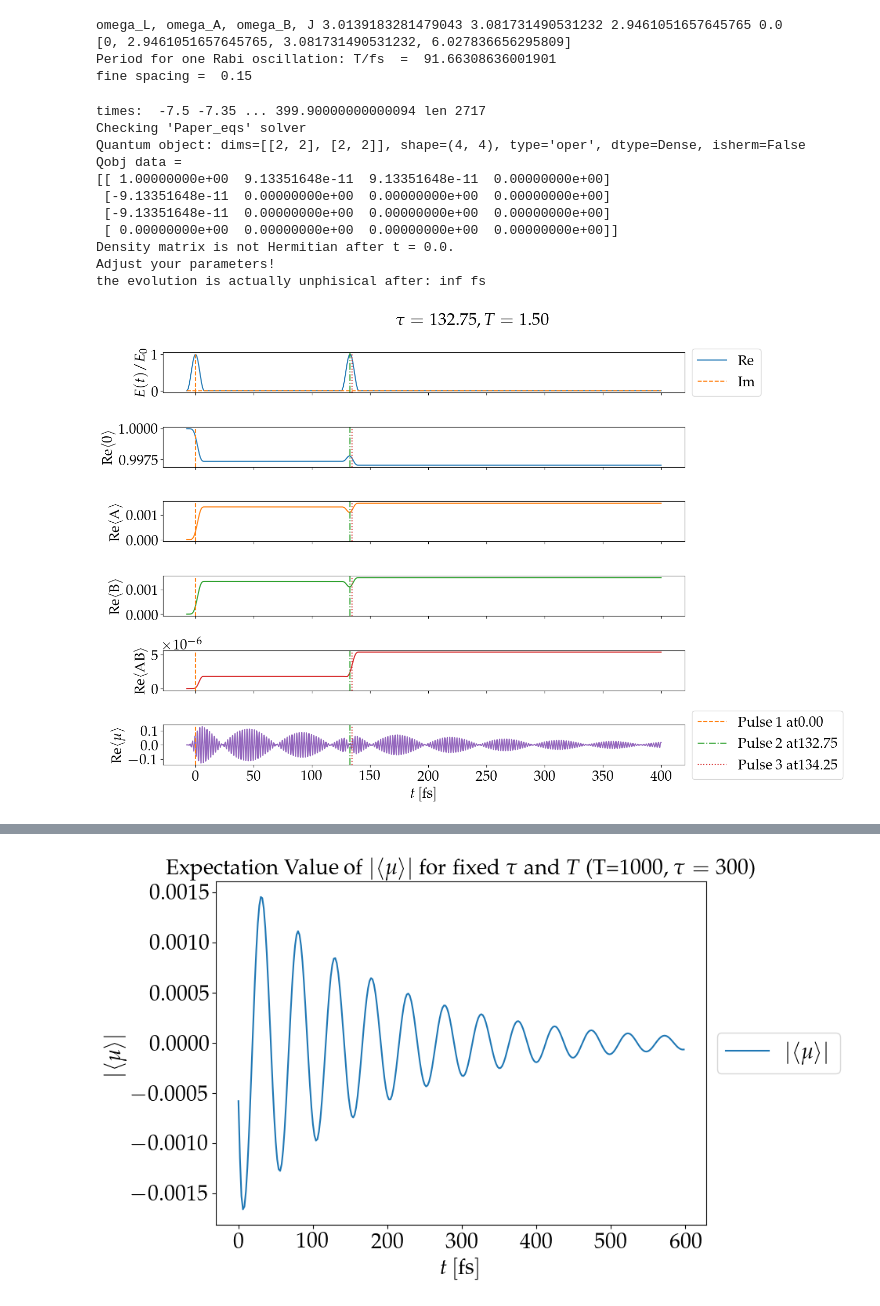
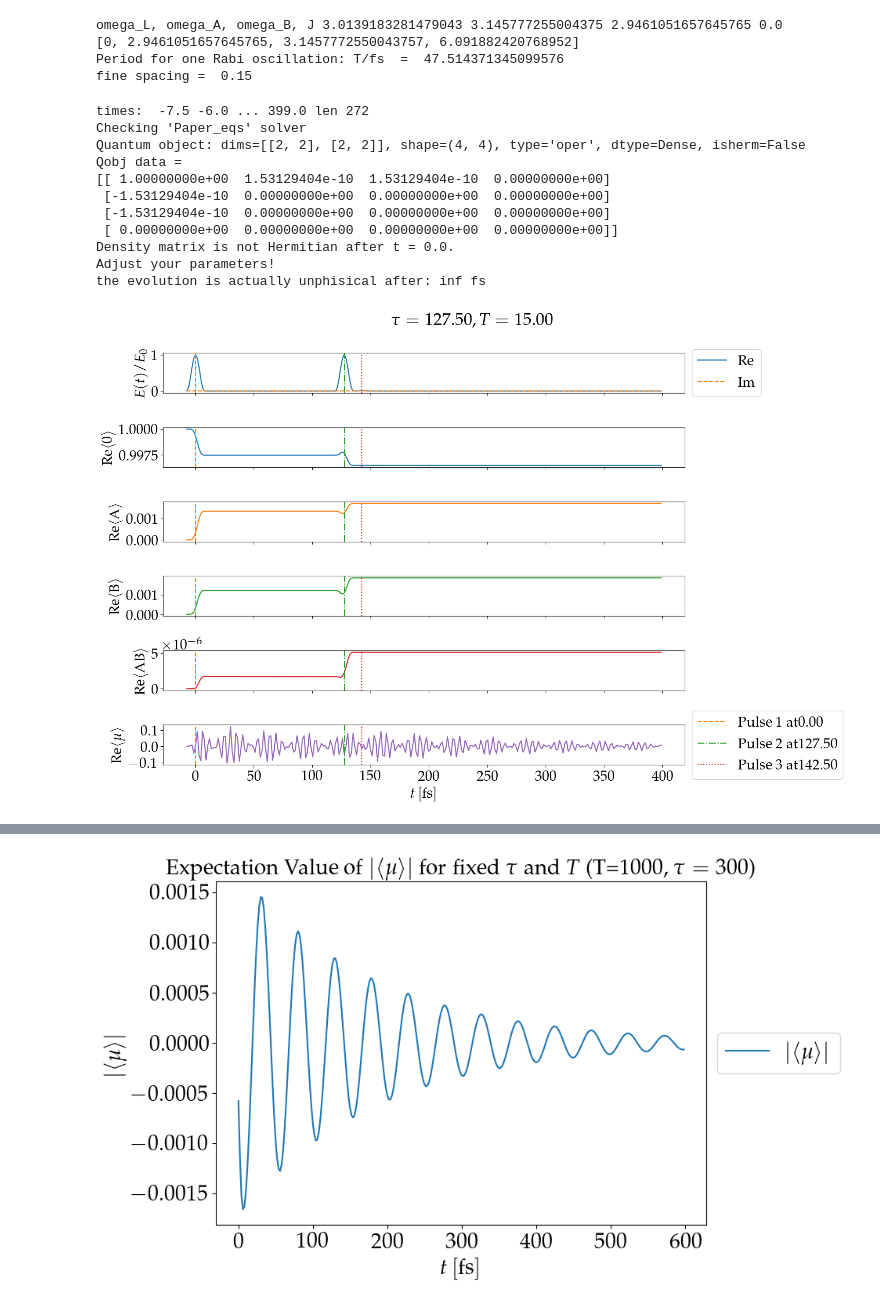
Before and after one commit to LBPhysics/2025_master_thesis_leopold_bodamer, a Jupyter notebook: code/python/replicate_paper_eqs_II.ipynb, the cells around one changed output, grey strips where cells are left out. Drawn from its saved outputs; the diff is of its cells as text; code cells hidden in the pictures.

```diff
--- a/code/python/replicate_paper_eqs_II.ipynb
+++ b/code/python/replicate_paper_eqs_II.ipynb
@@ -61,7 +61,7 @@ if Coupled:
     mu_B = -0.23
 else:
     J = 0.0
-    omega_A = 16360.0
+    omega_A = 16700.0
     omega_B = 15640.0
     mu_A = 1.0
     mu_B = 1 * mu_A
@@ -186,9 +186,9 @@ Delta_ts = [pulse_duration/2] * 3
 print("Period for one Rabi oscillation: T/fs  = ", t_prd)
 print("fine spacing = ", fine_spacing)
 # %% [output]
-omega_L, omega_A, omega_B, J 3.0139183281479043 3.081731490531232 2.9461051657645765 0.0
-[0, 2.9461051657645765, 3.081731490531232, 6.027836656295809]
-Period for one Rabi oscillation: T/fs  =  91.66308636001901
+omega_L, omega_A, omega_B, J 3.0139183281479043 3.145777255004375 2.9461051657645765 0.0
+[0, 2.9461051657645765, 3.1457772550043757, 6.091882420768952]
+Period for one Rabi oscillation: T/fs  =  47.514371345099576
 fine spacing =  0.15
 # %%
 # ##########################
@@ -1463,33 +1463,33 @@ def extend_time_tau_axes(ts, taus, data, pad_rows=(0, 0), pad_cols=(0, 0)):
 # %%
 t_max = 2*t_max_r
 times = np.arange(
-    -Delta_ts[0], t_max, 1*fine_spacing
+    -Delta_ts[0], t_max, 10*fine_spacing
 )  # High-resolution times array to do the evolutions
 print("times: ", times[0], times[1],"...",  times[-1], "len", len(times))
 
 # TODO ALWAYS CHECK Before running a serious simulation
 result = check_the_solver(psi_ini, np.arange(-Delta_ts[0], 20*t_max, 10*fine_spacing), e_ops_list)
 print("the evolution is actually unphisical after:", time_cut, "fs")
 times_T = (
     np.array([0, 16, 30, 46, 62, 108, 140, 310])
 )  # np.arange(T_wait_0, last_entry, sparse_spacing)
 
 ### Test Computation
 T_test = 10* (times[1]- times[0])
 data_test_0 = compute_two_dimensional_polarization(T_test, phases[0], phases[0], times=times)
 # %% [output]
-times:  -7.5 -7.35 ... 399.90000000000094 len 2717
+times:  -7.5 -6.0 ... 399.0 len 272
 Checking 'Paper_eqs' solver
 Quantum object: dims=[[2, 2], [2, 2]], shape=(4, 4), type='oper', dtype=Dense, isherm=False
 Qobj data =
-[[ 1.00000000e+00  9.13351648e-11  9.13351648e-11  0.00000000e+00]
- [-9.13351648e-11  0.00000000e+00  0.00000000e+00  0.00000000e+00]
- [-9.13351648e-11  0.00000000e+00  0.00000000e+00  0.00000000e+00]
+[[ 1.00000000e+00  1.53129404e-10  1.53129404e-10  0.00000000e+00]
+ [-1.53129404e-10  0.00000000e+00  0.00000000e+00  0.00000000e+00]
+ [-1.53129404e-10  0.00000000e+00  0.00000000e+00  0.00000000e+00]
  [ 0.00000000e+00  0.00000000e+00  0.00000000e+00  0.00000000e+00]]
 Density matrix is not Hermitian after t = 0.0.
 Adjust your parameters!
 the evolution is actually unphisical after: inf fs
-[figure, old version]
+[figure, new version]
 # %%
 safe = False  # (**changeable**) decide if i want to save the plot to a svg file
 positive = True  # (**changeable**) only plot one quadrant of the 2D-spectrum
```
Also changed, not shown: parts of 1 cell of this notebook, 5 other files.
